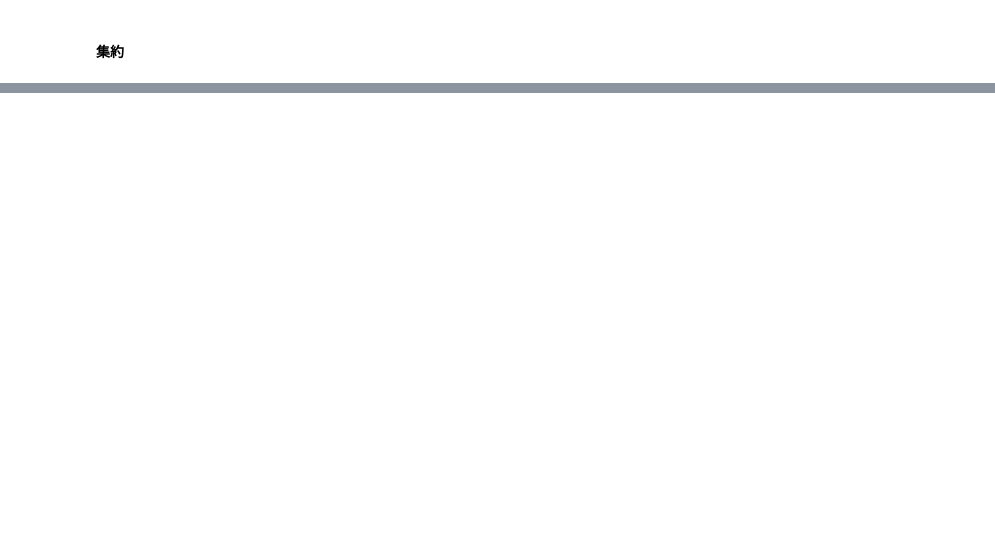
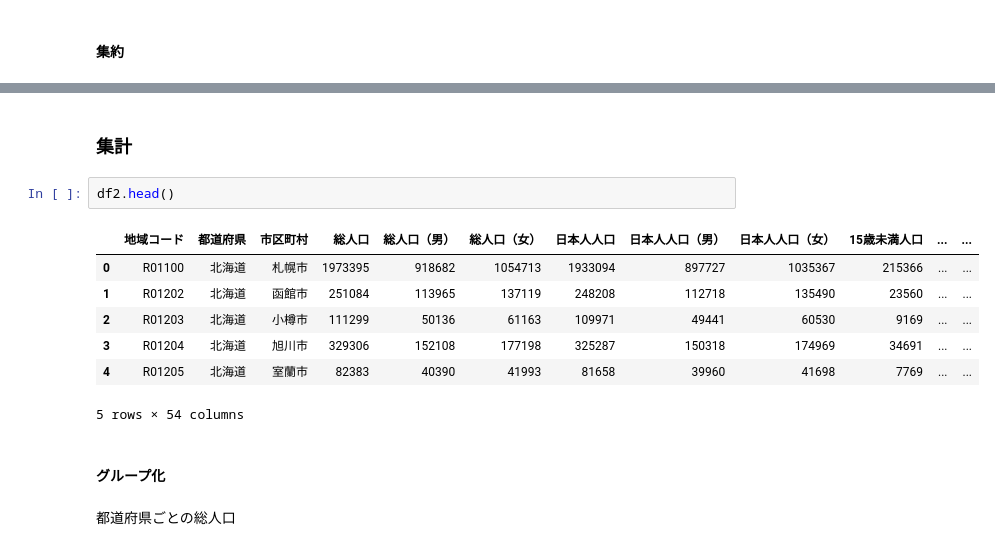
Before and after one commit to TakumiInoue0628/py-ds, a Jupyter notebook: notebook/01-preprocess.ipynb, the cells around one changed output, grey strips where cells are left out. Drawn from its saved outputs; the diff is of its cells as text; blank space fills up the shorter version.

```diff
--- a/notebook/01-preprocess.ipynb
+++ b/notebook/01-preprocess.ipynb
@@ -53,0 +150,16 @@ df_4 = pd.read_csv(data_path_4, encoding='utf-8')
+# %% [markdown]
+### 集計
+# %%
+df2.head()
+# %% [output]
+|  | 地域コード | 都道府県 | 市区町村 | 総人口 | 総人口（男） | 総人口（女） | 日本人人口 | 日本人人口（男） | 日本人人口（女） | 15歳未満人口 | ... | ... |
+| 0 | R01100 | 北海道 | 札幌市 | 1973395 | 918682 | 1054713 | 1933094 | 897727 | 1035367 | 215366 | ... | ... |
+| 1 | R01202 | 北海道 | 函館市 | 251084 | 113965 | 137119 | 248208 | 112718 | 135490 | 23560 | ... | ... |
+| 2 | R01203 | 北海道 | 小樽市 | 111299 | 50136 | 61163 | 109971 | 49441 | 60530 | 9169 | ... | ... |
+| 3 | R01204 | 北海道 | 旭川市 | 329306 | 152108 | 177198 | 325287 | 150318 | 174969 | 34691 | ... | ... |
+| 4 | R01205 | 北海道 | 室蘭市 | 82383 | 40390 | 41993 | 81658 | 39960 | 41698 | 7769 | ... | ... |
+5 rows × 54 columns
+# %% [markdown]
+#### グループ化
+# %% [markdown]
+都道府県ごとの総人口
```
Also changed, not shown: parts of 17 cells of this notebook.
